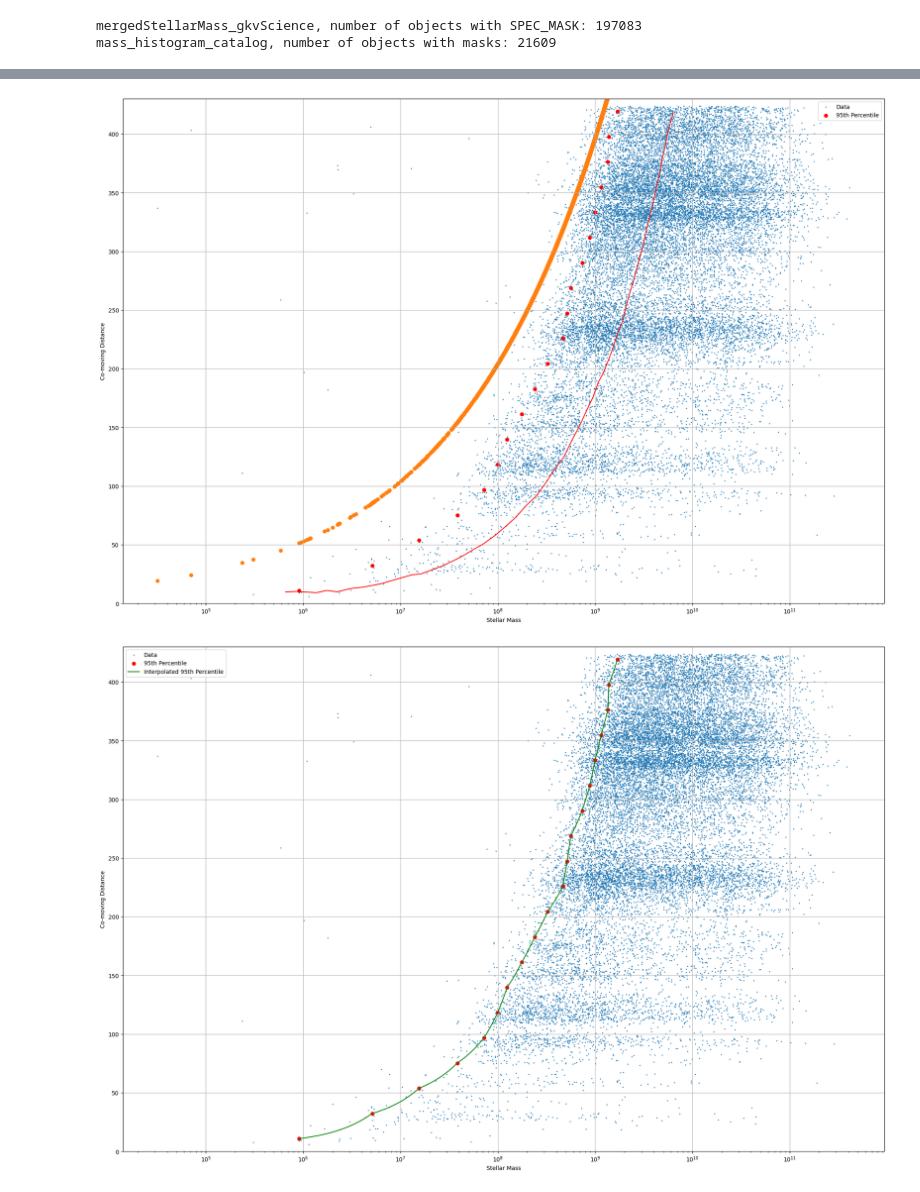
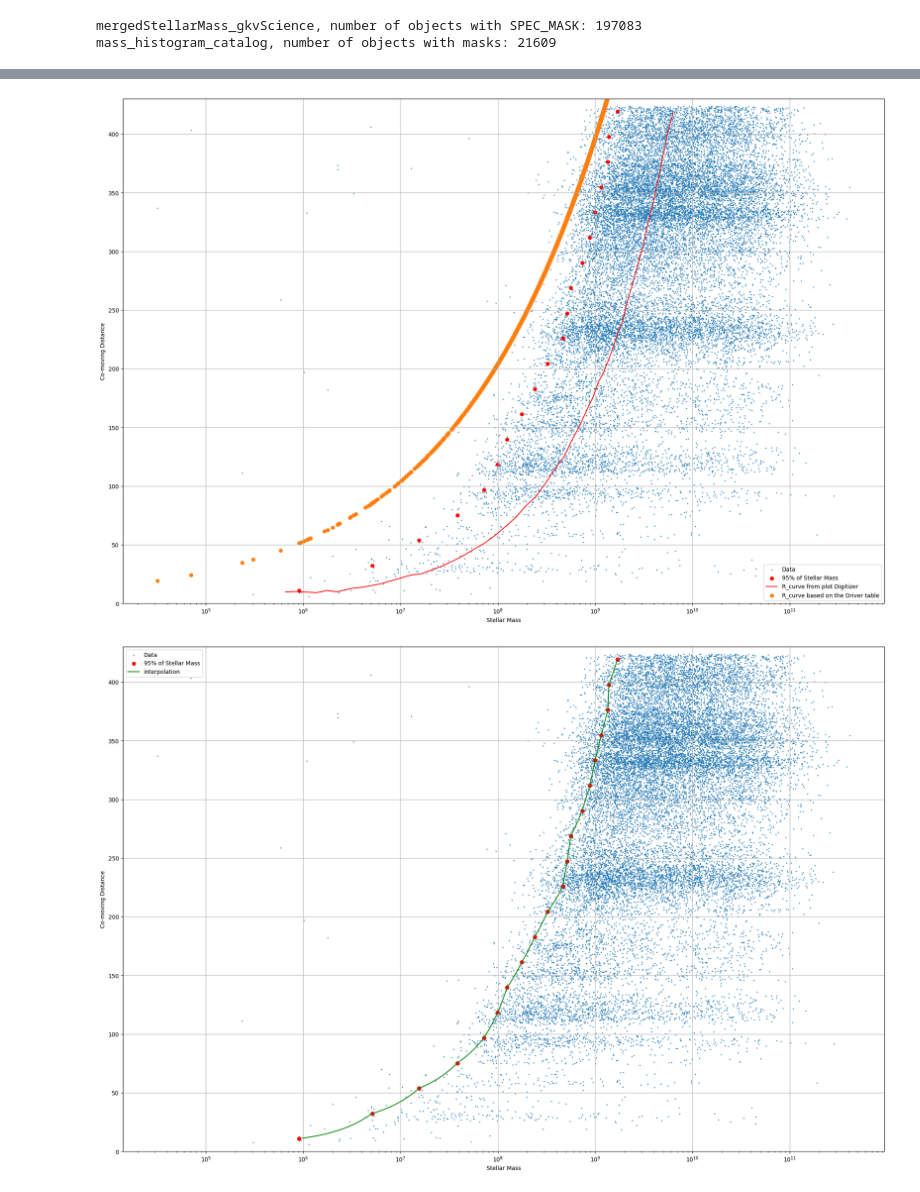
Before and after one commit to Safiye-Teymourzadeh/driver, a Jupyter notebook: driverfig11_ishalafinal.ipynb, the cells around one changed output, grey strips where cells are left out. Saved outputs shown, nothing was run; the diff lists cells and outputs as text; code cells hidden in the pictures.

```diff
--- a/driverfig11_ishalafinal.ipynb
+++ b/driverfig11_ishalafinal.ipynb
@@ -298,124 +283,72 @@ plt.show()
 mstar_values = mass_histogram_catalog['mstar']
 co_move = mass_histogram_catalog['comovingdist']
 
-# Define the number of bins and the bin width for co-moving distance
 num_bins = 20
 bin_width = 430 / num_bins
 
-# Initialize lists to store the 95th percentile stellar mass for each bin
-percentiles_x = []  # Bin centers
-percentiles_y = []  # 95th percentile stellar masses
+percentiles_x = []
+percentiles_y = []
 fig, ax = plt.subplots(figsize=(24, 16))
 
-# Loop over each bin
 for i in range(num_bins):
-    # Calculate the bin start and end values
     bin_start = i * bin_width
     bin_end = (i + 1) * bin_width
-
-    # Filter the data to include only objects within the current bin
     objects_in_bin = mstar_values[(co_move >= bin_start) & (co_move < bin_end)]
-
-    # Sort the filtered data by stellar mass in descending order
     sorted_masses = np.sort(objects_in_bin)[::-1]
-
-    # Calculate the index corresponding to the 95th percentile
     idx_95th_percentile = int(0.95 * len(sorted_masses))
 
-    # Get the mass value at the 95th percentile
     if len(sorted_masses) > 0:
         mass_95th_percentile = sorted_masses[idx_95th_percentile]
     else:
         mass_95th_percentile = np.nan
 
-    # Append the 95th percentile mass and the bin center to the lists
-    percentiles_x.append((bin_start + bin_end) / 2)  # Bin center
+    percentiles_x.append((bin_start + bin_end) / 2)
     percentiles_y.append(mass_95th_percentile)
 
-# Plot the scatter plot of stellar mass vs. co-moving distance
 plt.scatter(mstar_values, co_move, s=0.9, label='Data')
-
-# Plot the 95th percentile points
-plt.scatter(percentiles_y, percentiles_x, color='red', marker='o', label='95th Percentile')
-
-
-plt.plot(xx, yy, color ='red')
-plt.scatter(mstar_values, richards_curve_values)
-
-
-# Set plot labels and legend
+plt.scatter(percentiles_y, percentiles_x, color='red', marker='o', label='95% of Stellar Mass')
+plt.plot(xx, yy, color ='red', label='R_curve from plot Digitizer')
+plt.scatter(mstar_values, richards_curve_values, label='R_curve based on the Driver table')
 plt.xlabel('Stellar Mass')
 plt.ylabel('Co-moving Distance')
 plt.xscale('log')
 plt.ylim(0, 430)
 plt.legend()
 plt.grid(True)
-
-# Show the plot
 plt.show()
 # %% [output]
-[figure, old version]
+[figure, new version]
 # %%
-# Define the number of bins and the bin width for co-moving distance
-num_bins = 20
-bin_width = 430 / num_bins
+fig, ax = plt.subplots(figsize=(24, 16))
 
-# Initialize lists to store the 95th percentile stellar mass for each bin
-percentiles_x = []  # Bin centers
-percentiles_y = []  # 95th percentile stellar masses
-fig, ax = plt.subplots(figsize=(24, 16))
-# Loop over each bin
 for i in range(num_bins):
-    # Calculate the bin start and end values
     bin_start = i * bin_width
     bin_end = (i + 1) * bin_width
 
-    # Filter the data to include only objects within the current bin
     objects_in_bin = mstar_values[(co_move >= bin_start) & (co_move < bin_end)]
-
-    # Sort the filtered data by stellar mass in descending order
     sorted_masses = np.sort(objects_in_bin)[::-1]
-
-    # Calculate the index corresponding to the 95th percentile
     idx_95th_percentile = int(0.95 * len(sorted_masses))
 
-    # Get the mass value at the 95th percentile
     if len(sorted_masses) > 0:
         mass_95th_percentile = sorted_masses[idx_95th_percentile]
     else:
         mass_95th_percentile = np.nan
 
-    # Append the 95th percentile mass and the bin center to the lists
-    percentiles_x.append((bin_start + bin_end) / 2)  # Bin center
+    percentiles_x.append((bin_start + bin_end) / 2)
     percentiles_y.append(mass_95th_percentile)
 
-# Plot the scatter plot of stellar mass vs. co-moving distance
 plt.scatter(mstar_values, co_move, s=0.9, label='Data')
-
-# Plot the 95th percentile points
-plt.scatter(percentiles_y, percentiles_x, color='red', marker='o', label='95th Percentile')
-
-# Interpolate the scattered points
+plt.scatter(percentiles_y, percentiles_x, color='red', marker='o', label='95% of Stellar Mass')
 interp_func = interp1d(percentiles_x, percentiles_y, kind='linear')
-
-# Generate x values for the interpolated line
 x_interp = np.linspace(min(percentiles_x), max(percentiles_x), 1000)
-
-# Calculate y values using the interpolation function
 y_interp = interp_func(x_interp)
-
-# Plot the interpolated line
-plt.plot(y_interp, x_interp, color='green', label='Interpolated 95th Percentile')
-
-# Set plot labels and legend
+plt.plot(y_interp, x_interp, color='green', label='interpolation')
 plt.xlabel('Stellar Mass')
 plt.ylabel('Co-moving Distance')
 plt.xscale('log')
 plt.ylim(0, 430)
 plt.legend()
 plt.grid(True)
-
-# Show the plot
 plt.show()
 # %% [output]
-[figure, old version]
+[figure, new version]
```
Also changed, not shown: parts of 2 cells of this notebook.
